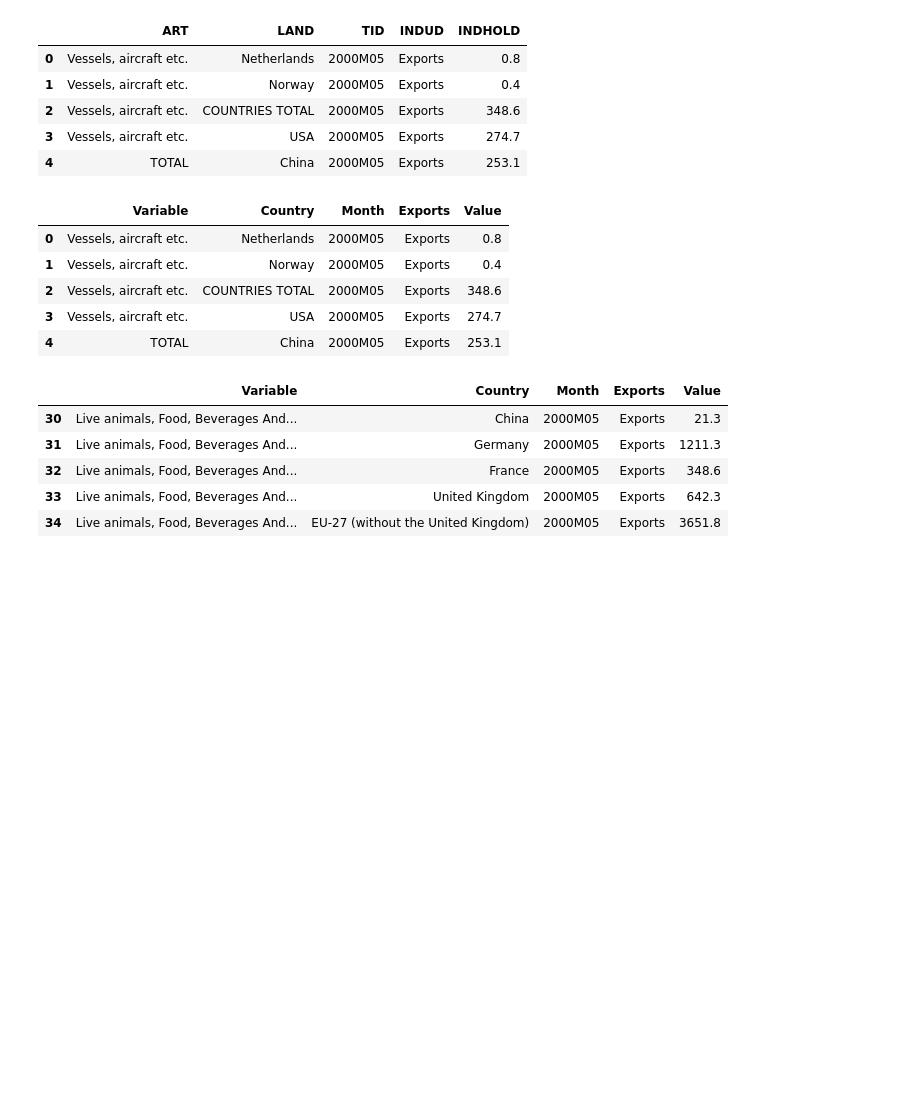
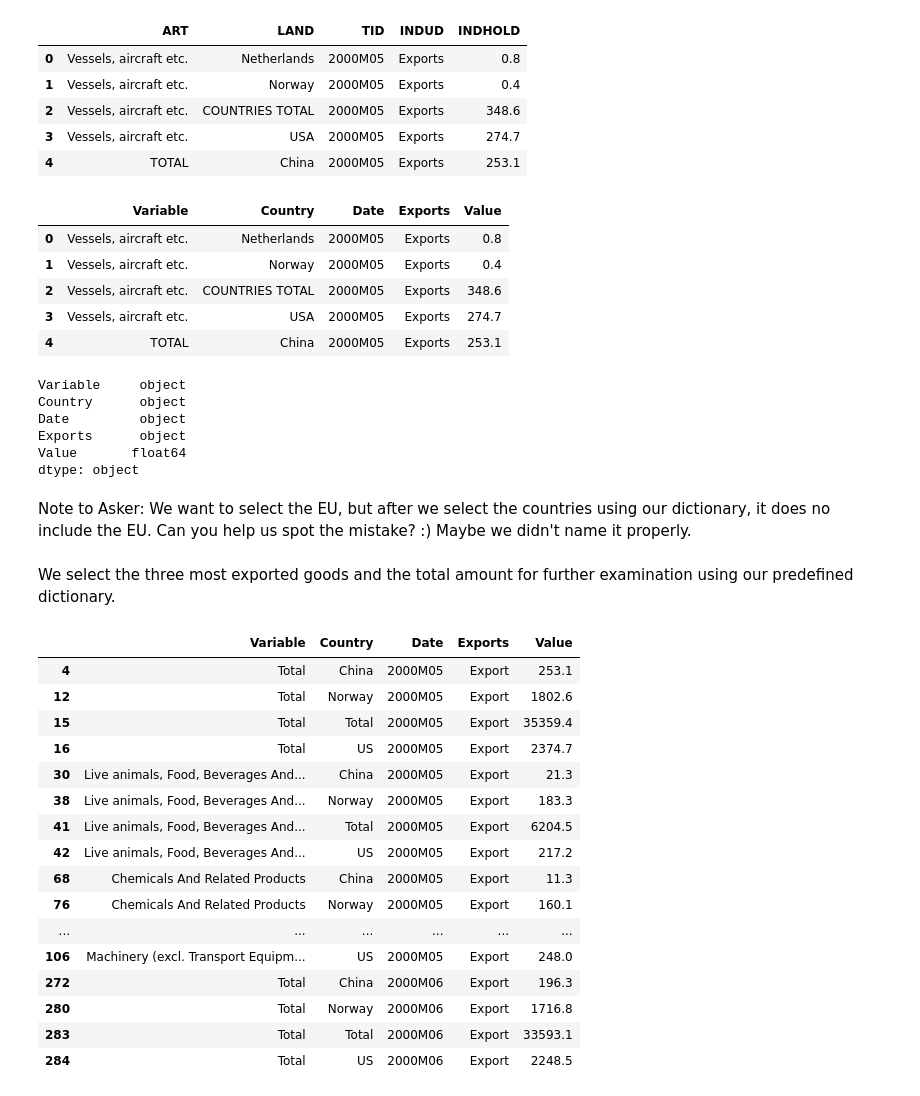
Before and after one commit to AskerNC/projects-2021-team-olm, a Jupyter notebook: dataproject/dataproject.ipynb, the cells around one changed output. Cells and saved outputs as stored; diff of their text form; code cells hidden in the pictures; blank space fills up the shorter version.

```diff
--- a/dataproject/dataproject.ipynb
+++ b/dataproject/dataproject.ipynb
@@ -16,15 +18,13 @@ dst = pydst.Dst(lang='en')
 #Creating dictionaries
 columns_dict = {}
 columns_dict['POST'] = 'Variable'
-columns_dict['TID'] = 'Year'
+columns_dict['TID'] = 'Date'
 columns_dict['LAND'] = 'Country'
 columns_dict['INDUDBOP'] = 'Export'
 columns_dict['INDHOLD'] = 'Value'
 
 var_dict = {}
 var_dict['GOODS (FOB)'] = 'Goods'
-var_dict['SERVICES'] = 'Services'
-var_dict['CURRENT ACCOUNT'] = 'Current account'
 
 country_dict = {}
 country_dict['United States'] = 'USA'
@@ -156,8 +158,8 @@ We are fully aware that this project is not a sufficient answer to the assignmen
 # %%
-#Creating dictionaries
+#Creating dictionaries for UHV3
 columns_dict_1 = {}
 columns_dict_1['ART'] = 'Variable'
-columns_dict_1['TID'] = 'Month'
+columns_dict_1['TID'] = 'Date'
 columns_dict_1['LAND'] = 'Country'
 columns_dict_1['INDUD'] = 'Exports'
 columns_dict_1['INDHOLD'] = 'Value'
@@ -166,9 +168,14 @@ var_dict_1 = {}
 var_dict_1['Live animals, Food, Beverages And Tobacco'] = 'Live animals, Food, Beverages And Tobacco'
 var_dict_1['Chemicals And Related Products'] = 'Chemicals And Related Products'
 var_dict_1['Machinery (excl. Transport Equipment)'] = 'Machinery (excl. Transport Equipment)'
+var_dict_1['TOTAL'] = 'Total'
+
+export_dict_1 = {}
+export_dict_1['Exports']='Export'
 
 country_dict_1 = {}
-country_dict_1['USA'] = 'USA'
+country_dict_1['USA'] = 'US'
+country_dict_1['COUNTRIES TOTAL'] = 'Total'
 country_dict_1['EU-27 (without the United Kingdom)'] = 'EU'
 country_dict_1['Norway'] = 'Norway'
 country_dict_1['China'] = 'China'
@@ -186,11 +193,31 @@ uhv3.head(5)
 # %%
 #Renaming the column names using our predefined dictionary.
 uhv3.rename(columns=columns_dict_1,inplace=True)
-uhv3.head(5)
+uhv3.head()
 # %% [output]
-|  | Variable | Country | Month | Exports | Value |
+|  | Variable | Country | Date | Exports | Value |
 | 0 | Vessels, aircraft etc. | Netherlands | 2000M05 | Exports | 0.8 |
 | 1 | Vessels, aircraft etc. | Norway | 2000M05 | Exports | 0.4 |
 | 2 | Vessels, aircraft etc. | COUNTRIES TOTAL | 2000M05 | Exports | 348.6 |
 | 3 | Vessels, aircraft etc. | USA | 2000M05 | Exports | 274.7 |
 | 4 | TOTAL | China | 2000M05 | Exports | 253.1 |
+# %%
+#Converting the type of 'Value' to floats, as this is necessary for further analysis.
+uhv3.Value = uhv3.Value.astype('float')
+uhv3.dtypes
+# %% [output]
+Variable     object
+Country      object
+Date         object
+Exports      object
+Value       float64
+dtype: object
+# %%
+#Removing imports, as we focues our analysis on exports.
+for key,value in export_dict_1.items():
+   uhv3.Exports.replace(key,value,inplace=True)
+
+I = False
+for key,value in export_dict_1.items():
+    I = I | (uhv3.Exports == value)
+uhv3 = uhv3[I]
@@ -197,18 +233,33 @@ uhv3.head(5)
+# %% [markdown]
+Note to Asker: We want to select the EU, but after we select the countries using our dictionary, it does no include the EU. Can you help us spot the mistake? :) Maybe we didn't name it properly.
+# %% [markdown]
+ We select the three most exported goods and the total amount for further examination using our predefined dictionary.
 # %%
-#Renaming the variables and keeping the ones of interest (Export)
+#Renaming the variables and keeping the ones of interest.
 for key,value in var_dict_1.items():
    uhv3.Variable.replace(key,value,inplace=True)
 
 I = False
 for key,value in var_dict_1.items():
     I = I | (uhv3.Variable == value)
 uhv3 = uhv3[I]
 
-uhv3.head(5)
+uhv3.head(20)
 # %% [output]
-|  | Variable | Country | Month | Exports | Value |
-| 30 | Live animals, Food, Beverages And... | China | 2000M05 | Exports | 21.3 |
-| 31 | Live animals, Food, Beverages And... | Germany | 2000M05 | Exports | 1211.3 |
-| 32 | Live animals, Food, Beverages And... | France | 2000M05 | Exports | 348.6 |
-| 33 | Live animals, Food, Beverages And... | United Kingdom | 2000M05 | Exports | 642.3 |
-| 34 | Live animals, Food, Beverages And... | EU-27 (without the United Kingdom) | 2000M05 | Exports | 3651.8 |
+|  | Variable | Country | Date | Exports | Value |
+| 4 | Total | China | 2000M05 | Export | 253.1 |
+| 12 | Total | Norway | 2000M05 | Export | 1802.6 |
+| 15 | Total | Total | 2000M05 | Export | 35359.4 |
+| 16 | Total | US | 2000M05 | Export | 2374.7 |
+| 30 | Live animals, Food, Beverages And... | China | 2000M05 | Export | 21.3 |
+| 38 | Live animals, Food, Beverages And... | Norway | 2000M05 | Export | 183.3 |
+| 41 | Live animals, Food, Beverages And... | Total | 2000M05 | Export | 6204.5 |
+| 42 | Live animals, Food, Beverages And... | US | 2000M05 | Export | 217.2 |
+| 68 | Chemicals And Related Products | China | 2000M05 | Export | 11.3 |
+| 76 | Chemicals And Related Products | Norway | 2000M05 | Export | 160.1 |
+| ... | ... | ... | ... | ... | ... |
+| 106 | Machinery (excl. Transport Equipm... | US | 2000M05 | Export | 248.0 |
+| 272 | Total | China | 2000M06 | Export | 196.3 |
+| 280 | Total | Norway | 2000M06 | Export | 1716.8 |
+| 283 | Total | Total | 2000M06 | Export | 33593.1 |
+| 284 | Total | US | 2000M06 | Export | 2248.5 |
```
Also changed, not shown: parts of 33 cells of this notebook.
